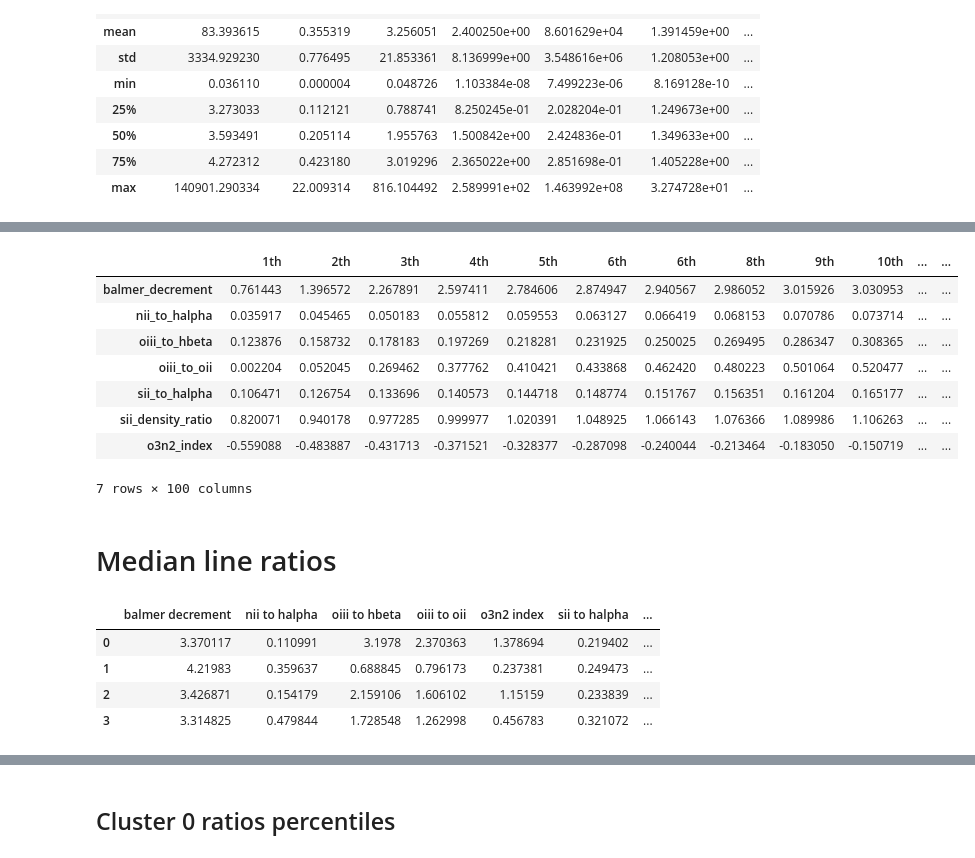
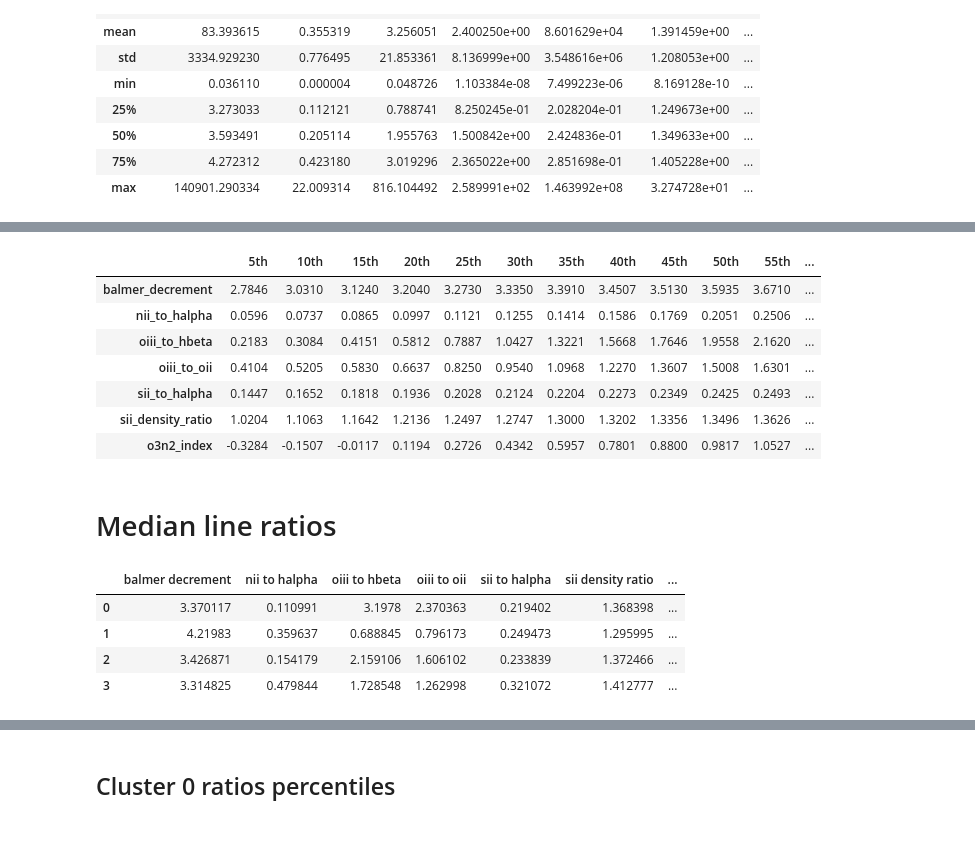
Before and after one commit to ed-ortizm/xai-astronomy, a Jupyter notebook: thesis/04_clustering_xai/05_iforest_cluster_analysis.ipynb, the cells around one changed output, grey strips where cells are left out. Cells and saved outputs as stored; diff of their text form; code cells hidden in the pictures.

```diff
--- a/thesis/04_clustering_xai/05_iforest_cluster_analysis.ipynb
+++ b/thesis/04_clustering_xai/05_iforest_cluster_analysis.ipynb
@@ -530,55 +527,51 @@ temp_df
 # %%
 # Compute deciles (10th to 90th percentiles) for each column
-deciles = np.arange(0.01, 1.01, 0.01)
+n_delta = 0.05
+deciles = np.arange(n_delta, 1.01, n_delta)
 decile_df = cluster_meta_df[SDSS_NEBULAR_LINES_RATIOS_NAMES].quantile(q=deciles).T
 
 decile_df.columns = [f"{int(q * 100)}th" for q in deciles]
-decile_df
+decile_df.round(4)
 # %% [output]
-|  | 1th | 2th | 3th | 4th | 5th | 6th | 6th | 8th | 9th | 10th | ... | ... |
-| balmer_decrement | 0.761443 | 1.396572 | 2.267891 | 2.597411 | 2.784606 | 2.874947 | 2.940567 | 2.986052 | 3.015926 | 3.030953 | ... | ... |
-| nii_to_halpha | 0.035917 | 0.045465 | 0.050183 | 0.055812 | 0.059553 | 0.063127 | 0.066419 | 0.068153 | 0.070786 | 0.073714 | ... | ... |
-| oiii_to_hbeta | 0.123876 | 0.158732 | 0.178183 | 0.197269 | 0.218281 | 0.231925 | 0.250025 | 0.269495 | 0.286347 | 0.308365 | ... | ... |
-| oiii_to_oii | 0.002204 | 0.052045 | 0.269462 | 0.377762 | 0.410421 | 0.433868 | 0.462420 | 0.480223 | 0.501064 | 0.520477 | ... | ... |
-| sii_to_halpha | 0.106471 | 0.126754 | 0.133696 | 0.140573 | 0.144718 | 0.148774 | 0.151767 | 0.156351 | 0.161204 | 0.165177 | ... | ... |
-| sii_density_ratio | 0.820071 | 0.940178 | 0.977285 | 0.999977 | 1.020391 | 1.048925 | 1.066143 | 1.076366 | 1.089986 | 1.106263 | ... | ... |
-| o3n2_index | -0.559088 | -0.483887 | -0.431713 | -0.371521 | -0.328377 | -0.287098 | -0.240044 | -0.213464 | -0.183050 | -0.150719 | ... | ... |
+|  | 5th | 10th | 15th | 20th | 25th | 30th | 35th | 40th | 45th | 50th | 55th | ... |
+| balmer_decrement | 2.7846 | 3.0310 | 3.1240 | 3.2040 | 3.2730 | 3.3350 | 3.3910 | 3.4507 | 3.5130 | 3.5935 | 3.6710 | ... |
+| nii_to_halpha | 0.0596 | 0.0737 | 0.0865 | 0.0997 | 0.1121 | 0.1255 | 0.1414 | 0.1586 | 0.1769 | 0.2051 | 0.2506 | ... |
+| oiii_to_hbeta | 0.2183 | 0.3084 | 0.4151 | 0.5812 | 0.7887 | 1.0427 | 1.3221 | 1.5668 | 1.7646 | 1.9558 | 2.1620 | ... |
+| oiii_to_oii | 0.4104 | 0.5205 | 0.5830 | 0.6637 | 0.8250 | 0.9540 | 1.0968 | 1.2270 | 1.3607 | 1.5008 | 1.6301 | ... |
+| sii_to_halpha | 0.1447 | 0.1652 | 0.1818 | 0.1936 | 0.2028 | 0.2124 | 0.2204 | 0.2273 | 0.2349 | 0.2425 | 0.2493 | ... |
+| sii_density_ratio | 1.0204 | 1.1063 | 1.1642 | 1.2136 | 1.2497 | 1.2747 | 1.3000 | 1.3202 | 1.3356 | 1.3496 | 1.3626 | ... |
+| o3n2_index | -0.3284 | -0.1507 | -0.0117 | 0.1194 | 0.2726 | 0.4342 | 0.5957 | 0.7801 | 0.8800 | 0.9817 | 1.0527 | ... |
-7 rows × 100 columns
 # %% [markdown]
 # Median line ratios
 # %%
-n_clusters = len(cluster_meta_df["cluster"].unique())
-df, ratio_cols = astronomy.compute_emission_line_ratios(cluster_meta_df)
-range_n_clusters = range(0, n_clusters)
+median_cluster_ratios_df = pd.DataFrame(
+    index=range(0, n_clusters),
+    columns=SDSS_NEBULAR_LINES_RATIOS_NAMES,
+)
+for cluster_id in range(0, n_clusters):
 
-median_cluster_ratios_df = pd.DataFrame(
-    index=range_n_clusters,
-    columns=ratio_cols,
-)
-for cluster_id in range_n_clusters:
-
-    mask = df["cluster"] == cluster_id
+    mask = cluster_meta_df["cluster"] == cluster_id
 
     median_cluster_ratios_df.loc[cluster_id, "balmer_decrement"] = np.nanmedian(
-        df.loc[mask, "balmer_decrement"]
+        cluster_meta_df.loc[mask, "balmer_decrement"]
     )
     median_cluster_ratios_df.loc[cluster_id, "nii_to_halpha"] = np.nanmedian(
-        df.loc[mask, "nii_to_halpha"]
+        cluster_meta_df.loc[mask, "nii_to_halpha"]
     )
     median_cluster_ratios_df.loc[cluster_id, "oiii_to_hbeta"] = np.nanmedian(
-        df.loc[mask, "oiii_to_hbeta"]
+        cluster_meta_df.loc[mask, "oiii_to_hbeta"]
     )
     median_cluster_ratios_df.loc[cluster_id, "oiii_to_oii"] = np.nanmedian(
-        df.loc[mask, "oiii_to_oii"]
+        cluster_meta_df.loc[mask, "oiii_to_oii"]
     )
     median_cluster_ratios_df.loc[cluster_id, "o3n2_index"] = np.nanmedian(
-        df.loc[mask, "o3n2_index"]
+        cluster_meta_df.loc[mask, "o3n2_index"]
     )
     median_cluster_ratios_df.loc[cluster_id, "sii_to_halpha"] = np.nanmedian(
-        df.loc[mask, "sii_to_halpha"]
+        cluster_meta_df.loc[mask, "sii_to_halpha"]
     )
     median_cluster_ratios_df.loc[cluster_id, "sii_density_ratio"] = np.nanmedian(
-        df.loc[mask, "sii_density_ratio"]
+        cluster_meta_df.loc[mask, "sii_density_ratio"]
     )
 # map col name by replacing the '_' with ' ' for better readability
 median_cluster_ratios_df.columns = [
@@ -588,10 +581,10 @@ median_cluster_ratios_df.columns = [
 median_cluster_ratios_df.to_clipboard(excel=True, index=True)
 median_cluster_ratios_df
 # %% [output]
-|  | balmer decrement | nii to halpha | oiii to hbeta | oiii to oii | o3n2 index | sii to halpha | ... |
-| 0 | 3.370117 | 0.110991 | 3.1978 | 2.370363 | 1.378694 | 0.219402 | ... |
-| 1 | 4.21983 | 0.359637 | 0.688845 | 0.796173 | 0.237381 | 0.249473 | ... |
-| 2 | 3.426871 | 0.154179 | 2.159106 | 1.606102 | 1.15159 | 0.233839 | ... |
-| 3 | 3.314825 | 0.479844 | 1.728548 | 1.262998 | 0.456783 | 0.321072 | ... |
+|  | balmer decrement | nii to halpha | oiii to hbeta | oiii to oii | sii to halpha | sii density ratio | ... |
+| 0 | 3.370117 | 0.110991 | 3.1978 | 2.370363 | 0.219402 | 1.368398 | ... |
+| 1 | 4.21983 | 0.359637 | 0.688845 | 0.796173 | 0.249473 | 1.295995 | ... |
+| 2 | 3.426871 | 0.154179 | 2.159106 | 1.606102 | 0.233839 | 1.372466 | ... |
+| 3 | 3.314825 | 0.479844 | 1.728548 | 1.262998 | 0.321072 | 1.412777 | ... |
 # %%
 percentiles = np.arange(0.45, 0.55, 0.01)
```
Also changed, not shown: parts of 22 cells of this notebook, 4 other files.
